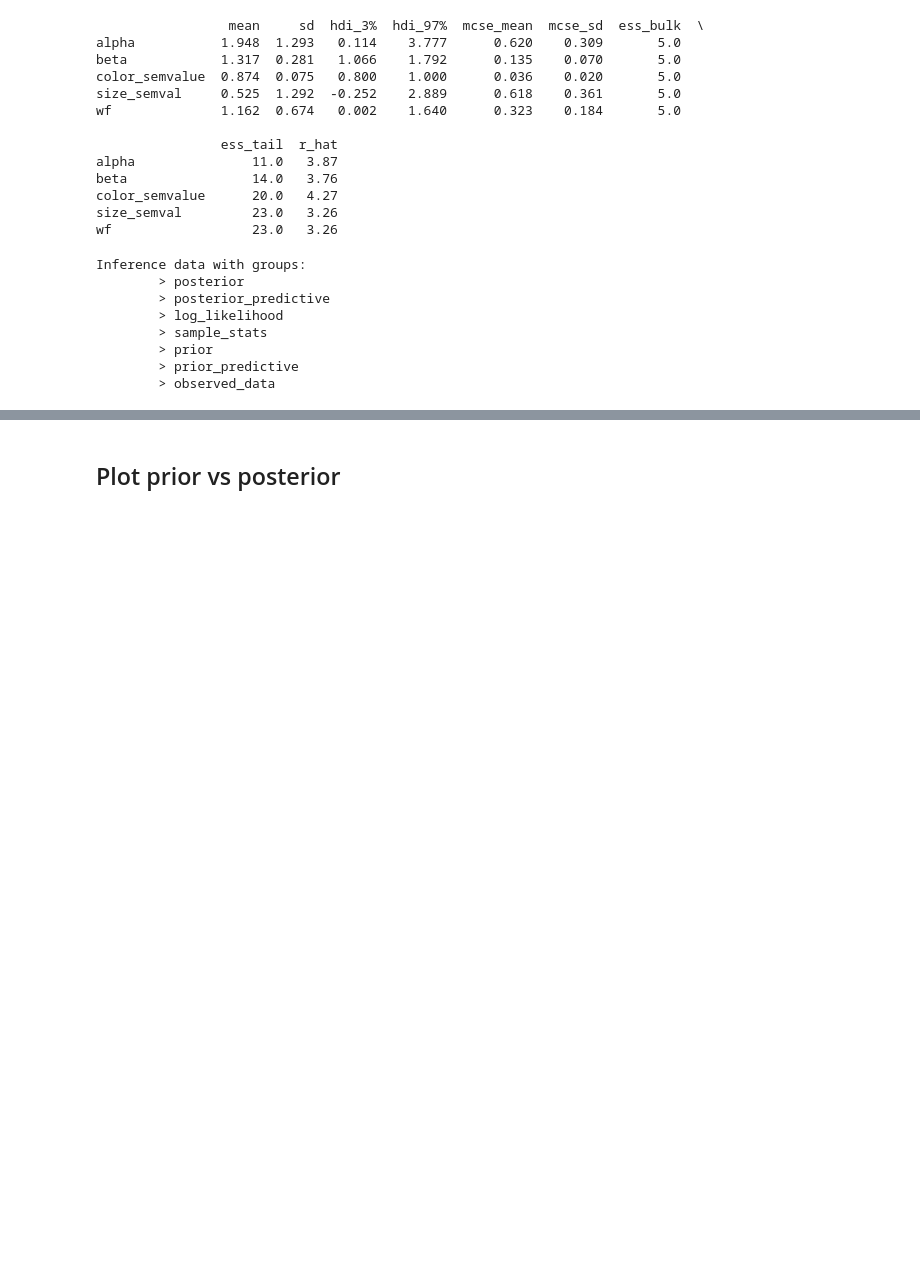
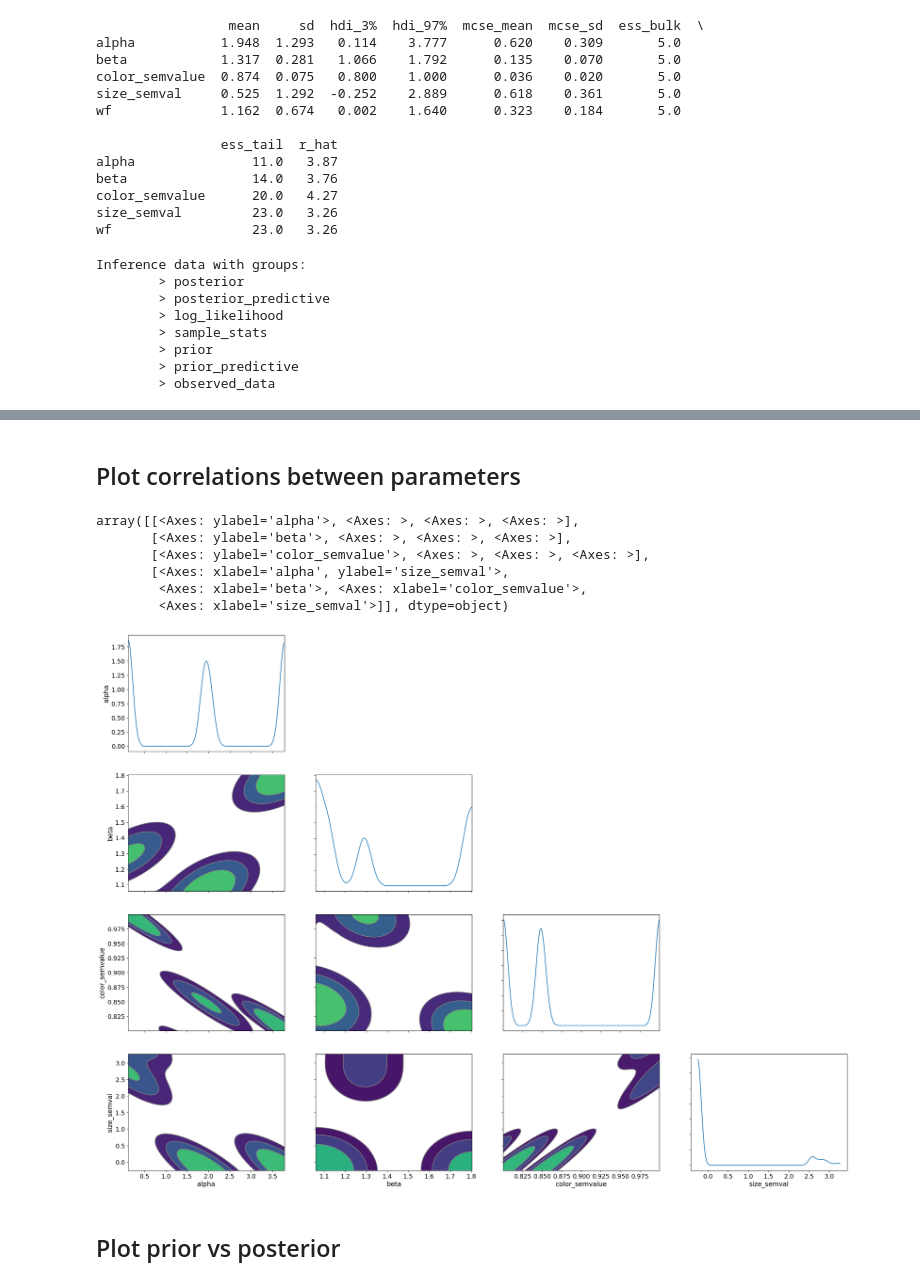
Before and after one commit to HeningWang/numpyro_adjective_modelling, a Jupyter notebook: 05-modelling-production-data/parameterRecovery_global_speaker.ipynb, the cells around one changed output, grey strips where cells are left out. Cells and saved outputs as stored; diff of their text form; code cells hidden in the pictures; blank space fills up the shorter version.

```diff
--- a/05-modelling-production-data/parameterRecovery_global_speaker.ipynb
+++ b/05-modelling-production-data/parameterRecovery_global_speaker.ipynb
@@ -139,3 +170,20 @@ Inference data with groups:
+# %% [markdown]
+## Plot correlations between parameters
+# %%
+az.plot_pair(
+    idata,
+    var_names=["alpha", "beta", "color_semvalue", "size_semval"],
+    kind="kde",
+    marginals=True
+)
+# %% [output]
+array([[<Axes: ylabel='alpha'>, <Axes: >, <Axes: >, <Axes: >],
+       [<Axes: ylabel='beta'>, <Axes: >, <Axes: >, <Axes: >],
+       [<Axes: ylabel='color_semvalue'>, <Axes: >, <Axes: >, <Axes: >],
+       [<Axes: xlabel='alpha', ylabel='size_semval'>,
+        <Axes: xlabel='beta'>, <Axes: xlabel='color_semvalue'>,
+        <Axes: xlabel='size_semval'>]], dtype=object)
+[figure, added]
 # %% [markdown]
 ## Plot prior vs posterior
 # %%
```
Also changed, not shown: parts of 3 cells of this notebook, 13 other files.
